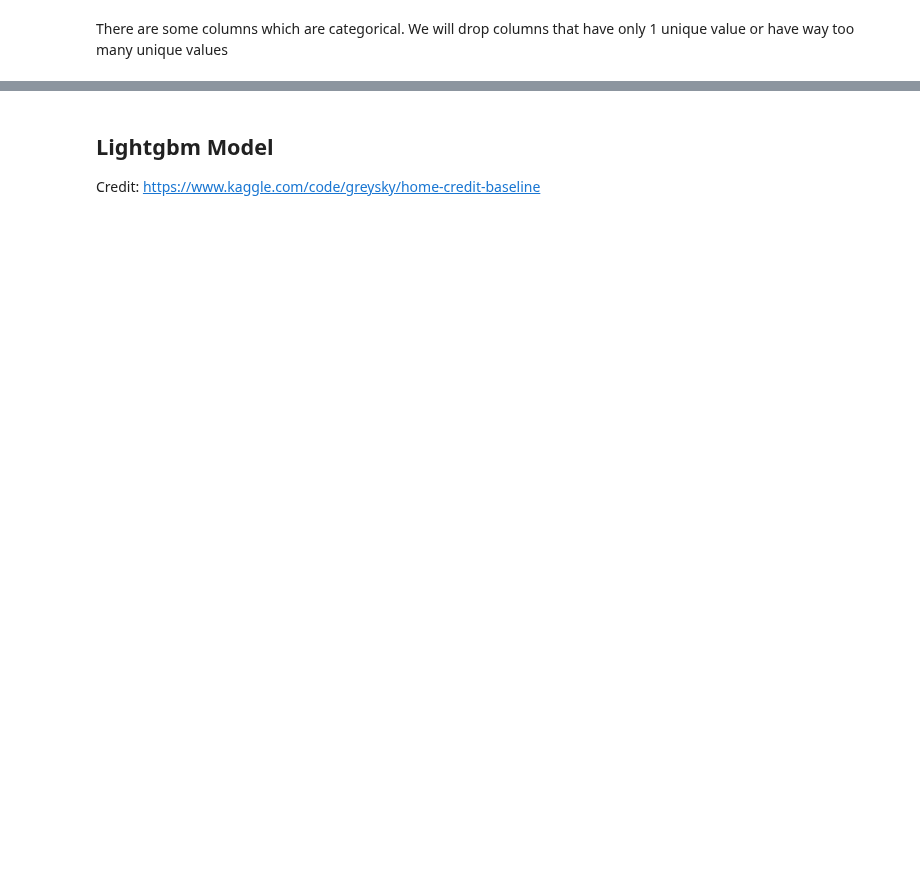
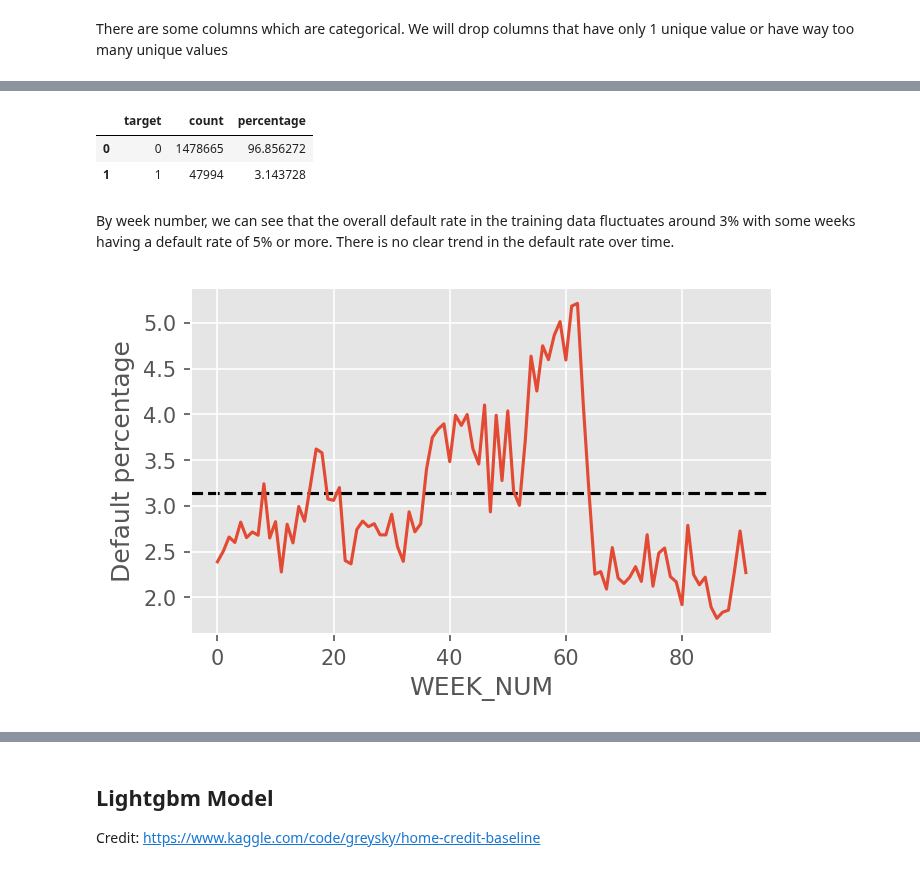
Before and after one commit to syerramilli/kaggle-notebooks, a Jupyter notebook: home-credit-baseline-polars-lightgbm.ipynb, the cells around one changed output, grey strips where cells are left out. Saved outputs shown, nothing was run; the diff lists cells and outputs as text; code cells hidden in the pictures; blank space fills up the shorter version.

```diff
--- a/home-credit-baseline-polars-lightgbm.ipynb
+++ b/home-credit-baseline-polars-lightgbm.ipynb
@@ -59,9 +68,11 @@ def aggregate_exprs(df: pl.LazyFrame) -> List:
     for column in df.columns:
         if column[-1] in {'D', 'A', 'P'}:
             # dates or numerical
-            exprs.append(
-                pl.max(column).alias(f'max_{column}')
-            )
+            exprs += [
+                pl.max(column).alias(f'max_{column}'),
+                pl.min(column).alias(f'min_{column}'),
+                pl.mean(column).alias(f'mean_{column}')
+            ]
         # TODO: add more expressions
 
     return exprs
@@ -69,7 +80,7 @@ def aggregate_exprs(df: pl.LazyFrame) -> List:
 
 def read_file(path, depth:int=None) -> pl.LazyFrame:
     '''
-    Read a parquet file and return a polars dataframe. If depth > 1,
+    Read a parquet file and return a polars dataframe. If depth >= 1,
     then the dataframe is grouped by case_id and aggregated.
     '''
     df = pl.scan_parquet(path).pipe(correct_dtypes)
@@ -82,7 +93,7 @@ def read_file(path, depth:int=None) -> pl.LazyFrame:
 def read_files(regex_path, depth:int=None) -> pl.LazyFrame:
     '''
     Read all parquet files matching the regex pattern and
-    concatenate them into a single dataframe. If depth > 1,
+    concatenate them into a single dataframe. If depth >= 1,
     then the dataframe is grouped by case_id and aggregated.
     '''
 
@@ -217,0 +233,34 @@ Number of columns after dropping: 152
+# %%
+target_dist = (
+    df_train
+    .group_by('target')
+    .agg(pl.count('target').alias('count'))
+    .collect(streaming=True)
+    .with_columns(
+        percentage = pl.col('count') / pl.col('count').sum() * 100
+    )
+    .to_pandas()
+)
+target_dist
+# %% [output]
+|  | target | count | percentage |
+| 0 | 0 | 1478665 | 96.856272 |
+| 1 | 1 | 47994 | 3.143728 |
+# %% [markdown]
+By week number, we can see that the overall default rate in the training data fluctuates around 3% with some weeks having a default rate of 5% or more. There is no clear trend in the default rate over time.
+# %%
+fig, ax = plt.subplots(1, 1, figsize=(5, 3))
+(
+    df_train
+    .group_by('WEEK_NUM')
+    .agg(pl.mean('target') * 100)
+    .collect()
+    .sort(by='WEEK_NUM')
+    .to_pandas()
+    .plot(kind='line', x='WEEK_NUM', y='target', ax=ax, legend=False)
+)
+
+_ = ax.axhline(y=target_dist['percentage'][1], color='k', linestyle='--', zorder=0)
+_ = ax.set_ylabel('Default percentage')
+# %% [output]
+[figure, added]
```
Also changed, not shown: parts of 14 cells of this notebook.
